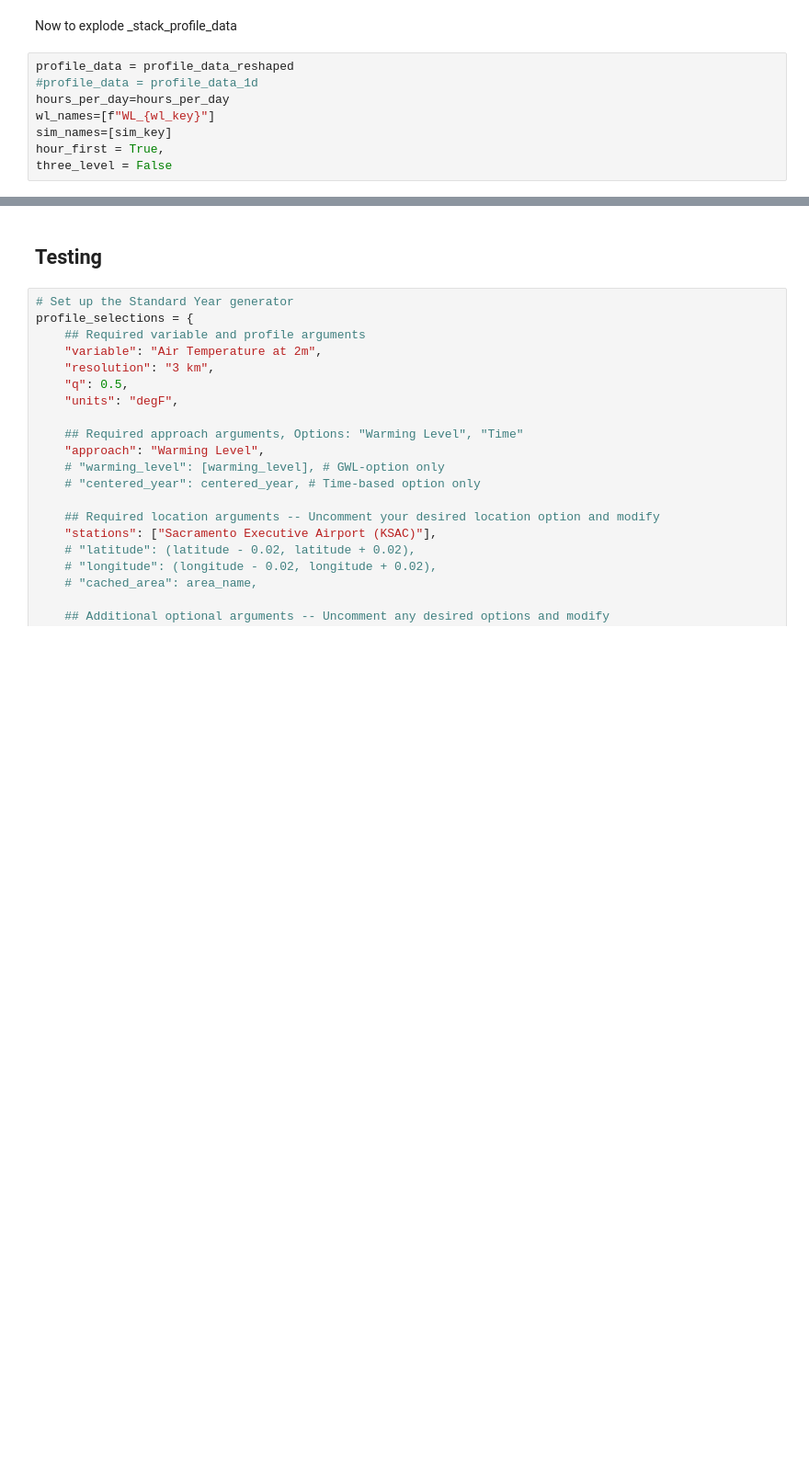
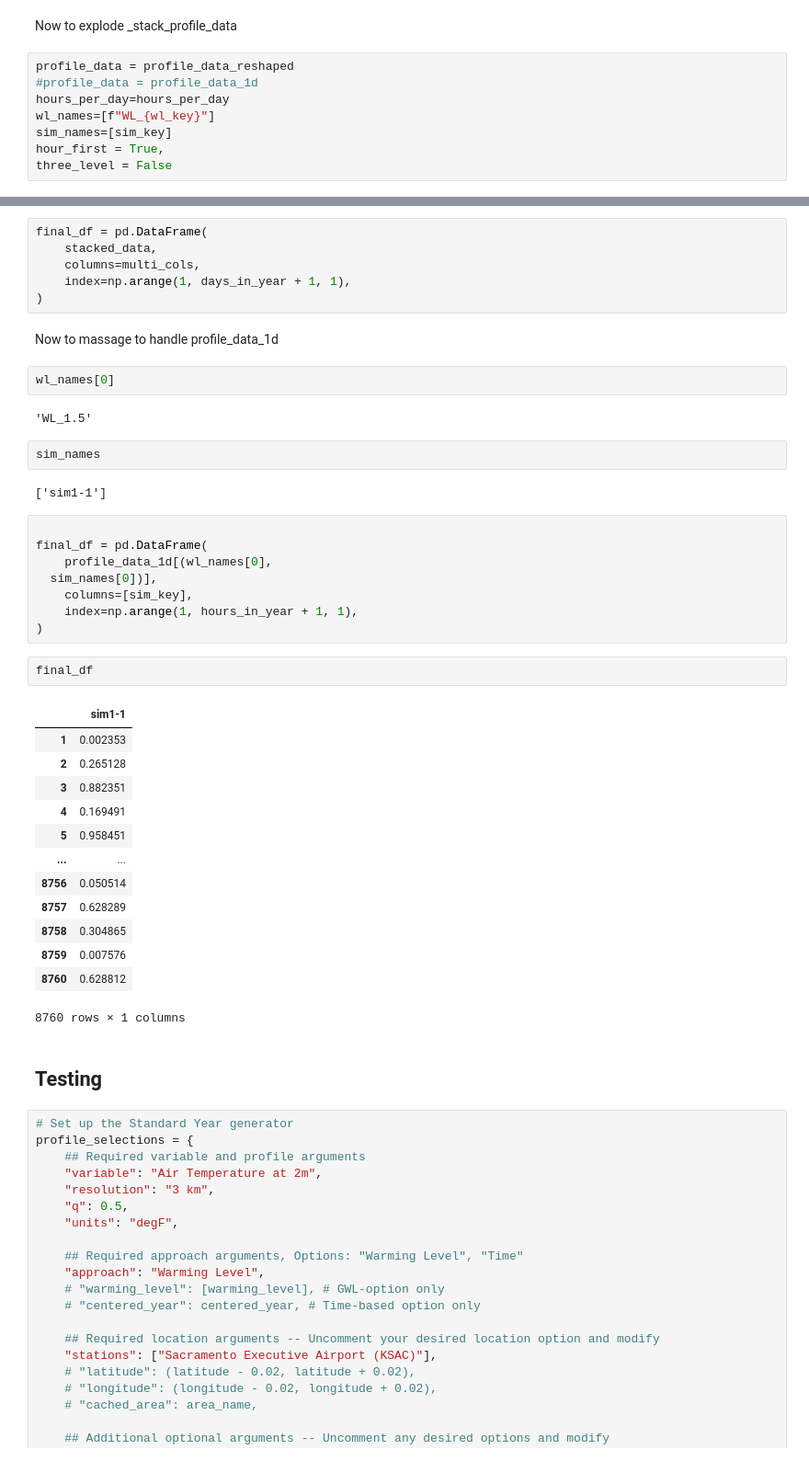
Before and after one commit to cal-adapt/climakitae, a Jupyter notebook: DEV_sy_export.ipynb, the cells around one changed output, grey strips where cells are left out. Shown at 92% size. Drawn from its saved outputs; the diff is of its cells as text; blank space fills up the shorter version.

```diff
--- a/DEV_sy_export.ipynb
+++ b/DEV_sy_export.ipynb
@@ -617,3 +646,43 @@ np.column_stack(all_data)
+# %%
+final_df = pd.DataFrame(
+    stacked_data,
+    columns=multi_cols,
+    index=np.arange(1, days_in_year + 1, 1),
+)
+# %% [markdown]
+Now to massage to handle profile_data_1d
+# %%
+wl_names[0]
+# %% [output]
+'WL_1.5'
+# %%
+sim_names
+# %% [output]
+['sim1-1']
+# %%
+
+final_df = pd.DataFrame(
+    profile_data_1d[(wl_names[0],
+  sim_names[0])],
+    columns=[sim_key],
+    index=np.arange(1, hours_in_year + 1, 1),
+)
+# %%
+final_df
+# %% [output]
+|  | sim1-1 |
+| 1 | 0.002353 |
+| 2 | 0.265128 |
+| 3 | 0.882351 |
+| 4 | 0.169491 |
+| 5 | 0.958451 |
+| ... | ... |
+| 8756 | 0.050514 |
+| 8757 | 0.628289 |
+| 8758 | 0.304865 |
+| 8759 | 0.007576 |
+| 8760 | 0.628812 |
+8760 rows × 1 columns
 # %% [markdown]
 ## Testing
 # %%
```
Also changed, not shown: parts of 5 cells of this notebook.
